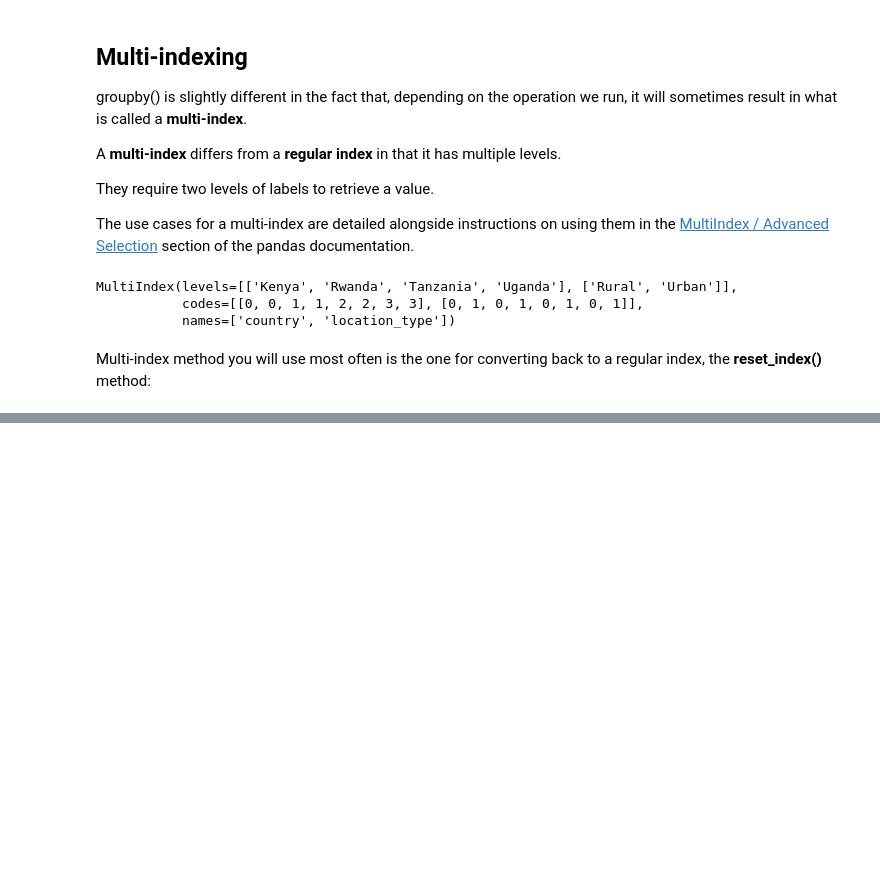
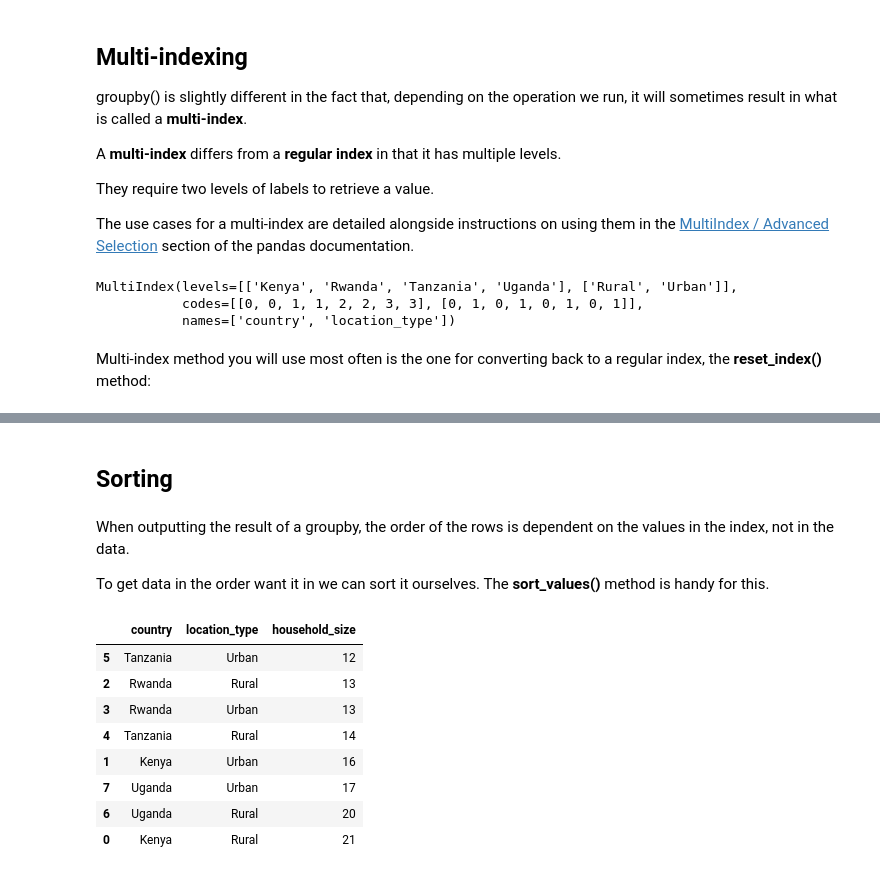
Before and after one commit to AubreyJohns/python_pandas, a Jupyter notebook: Pandas.ipynb, the cells around one changed output, grey strips where cells are left out. Cells and saved outputs as stored; diff of their text form; code cells hidden in the pictures; blank space fills up the shorter version.

Commit message:
sorting

```diff
--- a/Pandas.ipynb
+++ b/Pandas.ipynb
@@ -1287,0 +1300,19 @@ Multi-index method you will use most often is the one for converting back to a r
+# %% [markdown]
+## Sorting
+# %% [markdown]
+When outputting the result of a groupby, the order of the rows is dependent on the values in the index, not in the data.
+
+To get data in the order want it in we can sort it ourselves. The **sort_values()** method is handy for this.
+# %%
+financial_multi_index_reset = financial_multi.reset_index()
+financial_multi_index_reset.sort_values('household_size')
+# %% [output]
+|  | country | location_type | household_size |
+| 5 | Tanzania | Urban | 12 |
+| 2 | Rwanda | Rural | 13 |
+| 3 | Rwanda | Urban | 13 |
+| 4 | Tanzania | Rural | 14 |
+| 1 | Kenya | Urban | 16 |
+| 7 | Uganda | Urban | 17 |
+| 6 | Uganda | Rural | 20 |
+| 0 | Kenya | Rural | 21 |
```
Also changed, not shown: parts of 7 cells of this notebook.
